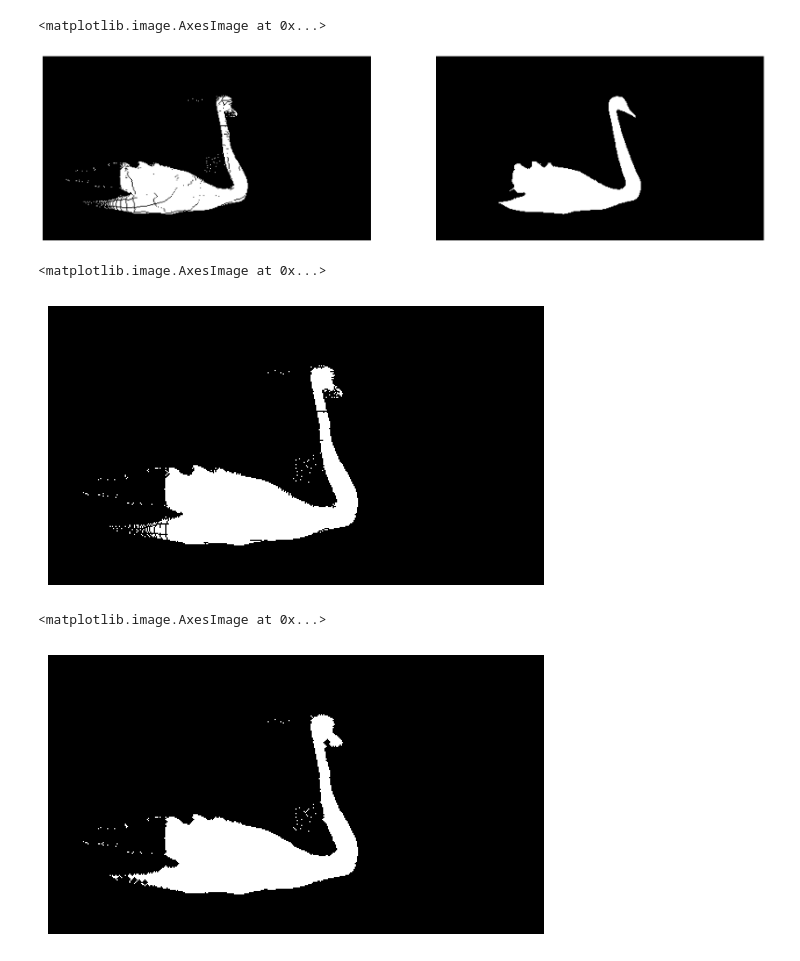
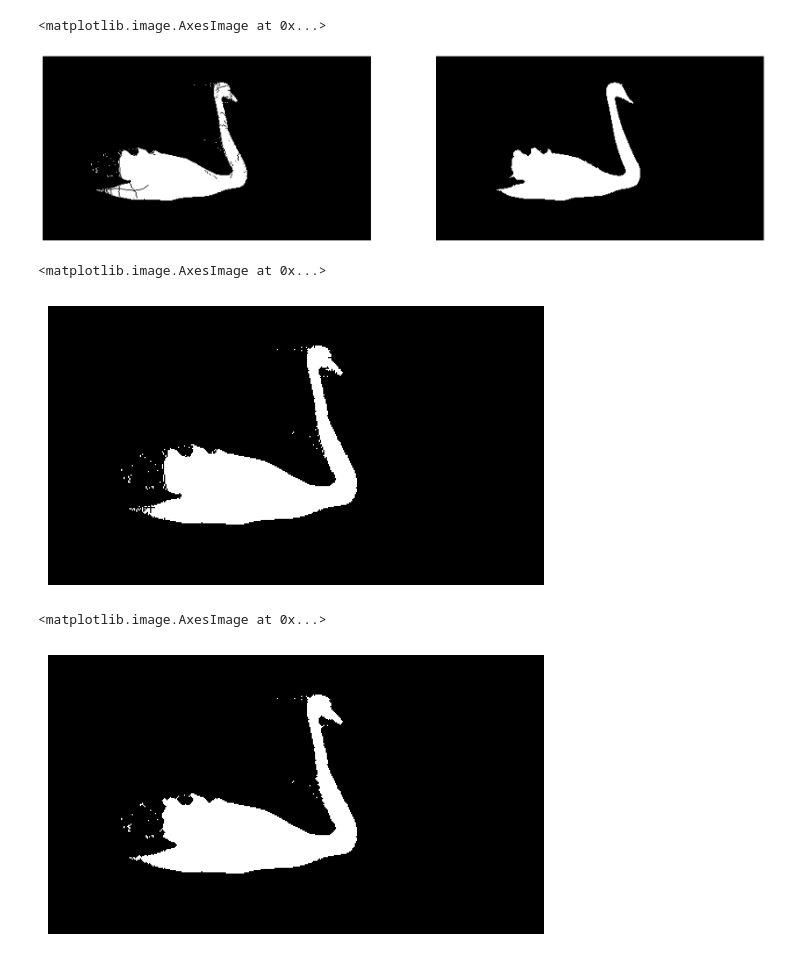
Before and after one commit to GGomez99/Optical-Flow-Motion-Estimation-Project, a Jupyter notebook: notebook-playgrounds/postprocessing.ipynb, the cells around one changed output. Drawn from its saved outputs; the diff is of its cells as text; code cells hidden in the pictures.

```diff
--- a/notebook-playgrounds/postprocessing.ipynb
+++ b/notebook-playgrounds/postprocessing.ipynb
@@ -34,32 +36,32 @@ def find_and_fill_contour(img):
     contours, hierar = cv2.findContours(img, cv2.RETR_EXTERNAL, cv2.CHAIN_APPROX_NONE)
     return cv2.drawContours(img, contours, -1, 255, thickness=cv2.FILLED)
 # %%
-img = cv2.imread("data/mask-outputs/seq-raft_swan/020.png", cv2.IMREAD_GRAYSCALE)
-img_truth = cv2.imread("data/sequences-train/swan-020.png")
+img = cv2.imread("../data/mask-outputs/seq-raft_swan/010.png", cv2.IMREAD_GRAYSCALE)
+img_truth = cv2.imread("../data/sequences-train/swan-010.png")
 plt.figure(figsize=(20, 20))
 plt.subplot(121)
 plt.axis('off')
 plt.imshow(img, cmap="gray")
 plt.subplot(122)
 plt.axis('off')
 plt.imshow(img_truth, cmap='gray')
 # %% [output]
 <matplotlib.image.AxesImage at 0x...>
-[figure, old version]
+[figure, new version]
 # %%
 contour_img = find_and_fill_contour(img)
 plt.axis('off')
 plt.imshow(contour_img, cmap="gray")
 # %% [output]
 <matplotlib.image.AxesImage at 0x...>
-[figure, old version]
+[figure, new version]
 # %%
 img_closed = close(contour_img, kernel_size=1, iter=2)
 plt.axis('off')
 plt.imshow(img_closed, cmap="gray")
 # %% [output]
 <matplotlib.image.AxesImage at 0x...>
-[figure, old version]
+[figure, new version]
 # %%
 img_opened = open(img_closed, kernel_size=1, iter=2)
 plt.axis('off')
```
Also changed, not shown: parts of 3 cells of this notebook, 2 other files.
